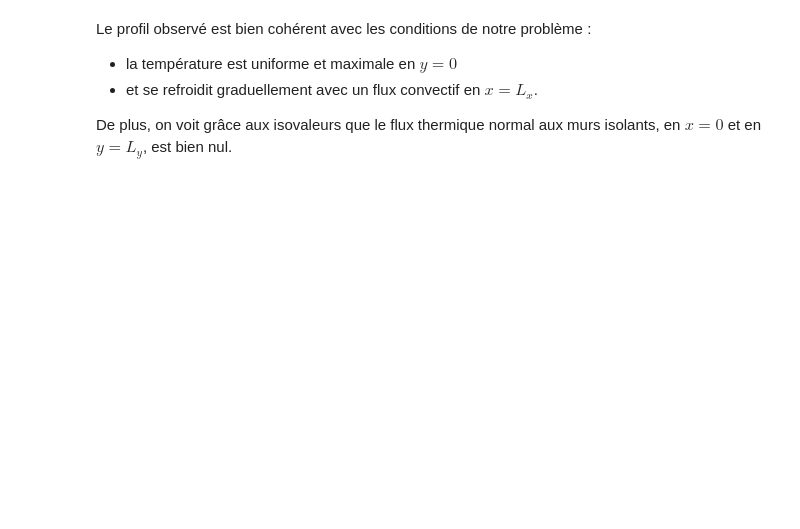
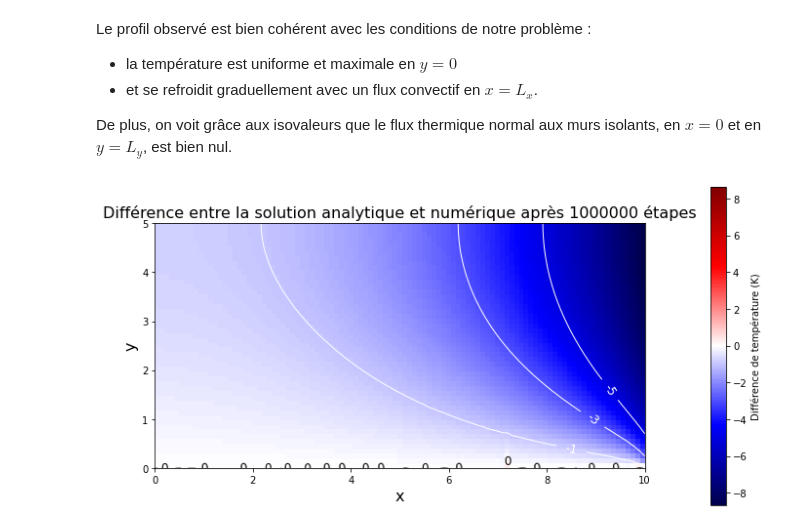
Before and after one commit to mboissiere/methodes-numeriques, a Jupyter notebook: da_capo.ipynb, the cells around one changed output. Cells and saved outputs as stored; diff of their text form; code cells hidden in the pictures; blank space fills up the shorter version.

Commit message:
Version fonctionnelle avec delta et isovaleurs

```diff
--- a/da_capo.ipynb
+++ b/da_capo.ipynb
@@ -424,3 +430,29 @@ Le profil observé est bien cohérent avec les conditions de notre problème :
 - et se refroidit graduellement avec un flux convectif en $x=L_x$.
 
 De plus, on voit grâce aux isovaleurs que le flux thermique normal aux murs isolants, en $x=0$ et en $y=L_y$, est bien nul.
+# %%
+def plot_difference(title, data, contour = True, _X = X, _Y = Y):
+    fig, ax = plt.subplots(figsize=(12, 6))
+
+    # Find the maximum absolute value in the data
+    vmax = np.max(np.abs(data))
+
+    # Use a diverging color map and add a colorbar
+    im = ax.imshow(data, cmap='seismic', origin='lower', extent=[0, L_x, 0, L_y], vmin=-vmax, vmax=vmax)
+    fig.colorbar(im, ax=ax, label='Différence de température (K)', pad=0.1)
+
+    plt.title(title, fontsize = 16)
+    ax.set_xlabel('x', fontsize = 16)
+    ax.set_ylabel('y', fontsize = 16)
+
+    if contour:
+        contours = ax.contour(_X, _Y, data, levels = [-5, -3, -1, 0, 1], linewidths= 1, colors=['white', 'white', 'white', 'black', 'black'])
+        ax.clabel(contours, inline=True, fontsize=12, fmt = '%d', inline_spacing = 10)
+# %%
+T_delta = T_analytique - T_numerique
+
+plot_difference(f'Différence entre la solution analytique et numérique après {N_t} étapes', T_delta)
+plt.savefig(f'{folder_path}/delta_tConvX={t_conv_x:.2f}_tCondY={t_cond_y:.2f}.png')
+plt.show()
+# %% [output]
+[figure, added]
```
Also changed, not shown: parts of 11 cells of this notebook, 24 other files.
